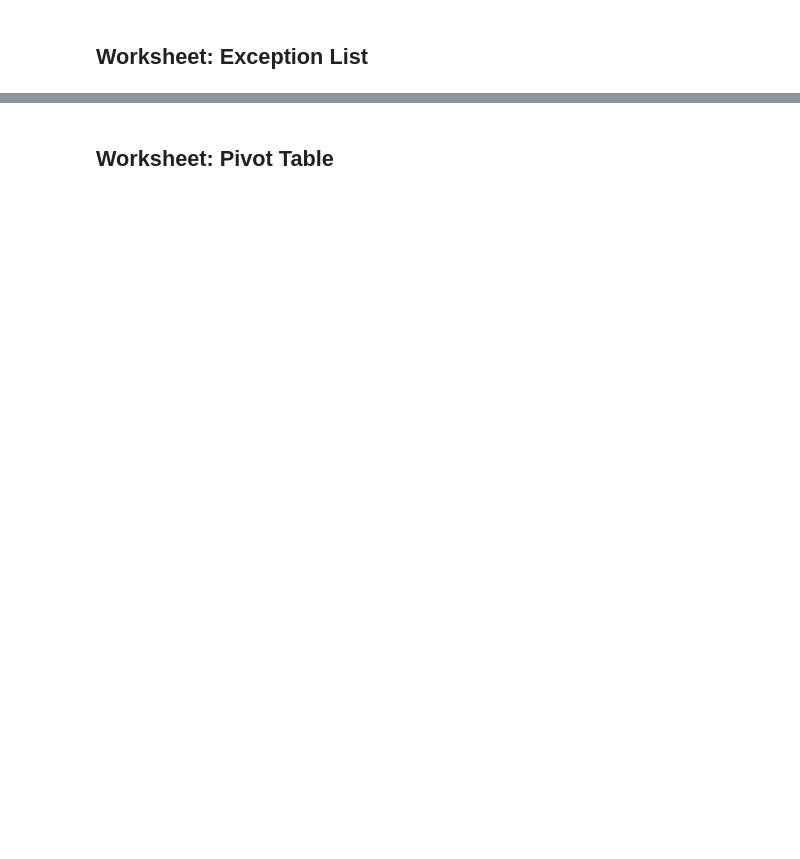
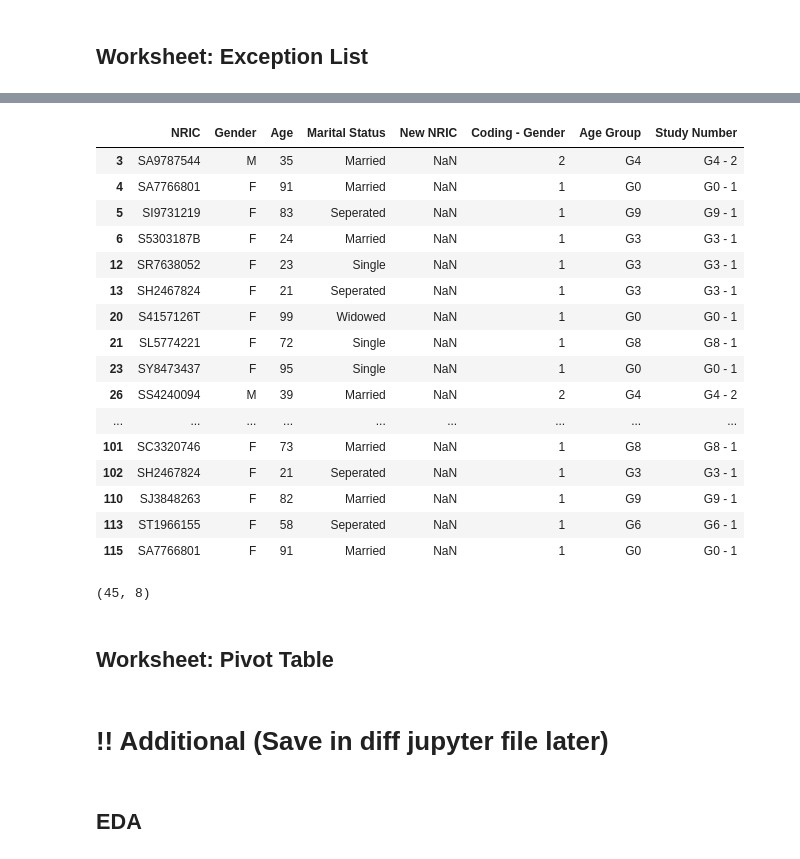
Before and after one commit to Valia88/ihis-technical-assessment-yvonne_gan, a Jupyter notebook: working_file.ipynb, the cells around one changed output, grey strips where cells are left out. Cells and saved outputs as stored; diff of their text form; code cells hidden in the pictures; blank space fills up the shorter version.

```diff
--- a/working_file.ipynb
+++ b/working_file.ipynb
@@ -122,0 +216,2 @@ array(['G0', 'G1', 'G2', 'G3', 'G4', 'G5', 'G6', 'G7', 'G8', 'G9'],
+# %%
+data['Study Number'] = data['Age Group'] + ' - ' + data['Coding - Gender'].astype(str)
@@ -124,0 +273,4 @@ array(['G0', 'G1', 'G2', 'G3', 'G4', 'G5', 'G6', 'G7', 'G8', 'G9'],
+# %%
+#Reading data from Excel Sheet name 'Extra information'
+data_extra =  pd.read_excel("01_source_files/Technical Test.xls", sheet_name="Extra information")
+data_extra.head()
@@ -127,2 +419,33 @@ array(['G0', 'G1', 'G2', 'G3', 'G4', 'G5', 'G6', 'G7', 'G8', 'G9'],
+# %%
+#Number of NRIC under Demographics that are found in Extra Information workshee.
+
+nric_notin = data[~data['NRIC'].isin(data_extra['NRIC'])]
+nric_notin
+# %% [output]
+|  | NRIC | Gender | Age | Marital Status | New NRIC | Coding - Gender | Age Group | Study Number |
+| 3 | SA9787544 | M | 35 | Married | NaN | 2 | G4 | G4 - 2 |
+| 4 | SA7766801 | F | 91 | Married | NaN | 1 | G0 | G0 - 1 |
+| 5 | SI9731219 | F | 83 | Seperated | NaN | 1 | G9 | G9 - 1 |
+| 6 | S5303187B | F | 24 | Married | NaN | 1 | G3 | G3 - 1 |
+| 12 | SR7638052 | F | 23 | Single | NaN | 1 | G3 | G3 - 1 |
+| 13 | SH2467824 | F | 21 | Seperated | NaN | 1 | G3 | G3 - 1 |
+| 20 | S4157126T | F | 99 | Widowed | NaN | 1 | G0 | G0 - 1 |
+| 21 | SL5774221 | F | 72 | Single | NaN | 1 | G8 | G8 - 1 |
+| 23 | SY8473437 | F | 95 | Single | NaN | 1 | G0 | G0 - 1 |
+| 26 | SS4240094 | M | 39 | Married | NaN | 2 | G4 | G4 - 2 |
+| ... | ... | ... | ... | ... | ... | ... | ... | ... |
+| 101 | SC3320746 | F | 73 | Married | NaN | 1 | G8 | G8 - 1 |
+| 102 | SH2467824 | F | 21 | Seperated | NaN | 1 | G3 | G3 - 1 |
+| 110 | SJ3848263 | F | 82 | Married | NaN | 1 | G9 | G9 - 1 |
+| 113 | ST1966155 | F | 58 | Seperated | NaN | 1 | G6 | G6 - 1 |
+| 115 | SA7766801 | F | 91 | Married | NaN | 1 | G0 | G0 - 1 |
+# %%
+nric_notin.shape
+# %% [output]
+(45, 8)
 # %% [markdown]
 ## Worksheet: Pivot Table
+# %% [markdown]
+# !! Additional (Save in diff jupyter file later)
+# %% [markdown]
+## EDA
```
Also changed, not shown: parts of 41 cells of this notebook, 2 other files.
